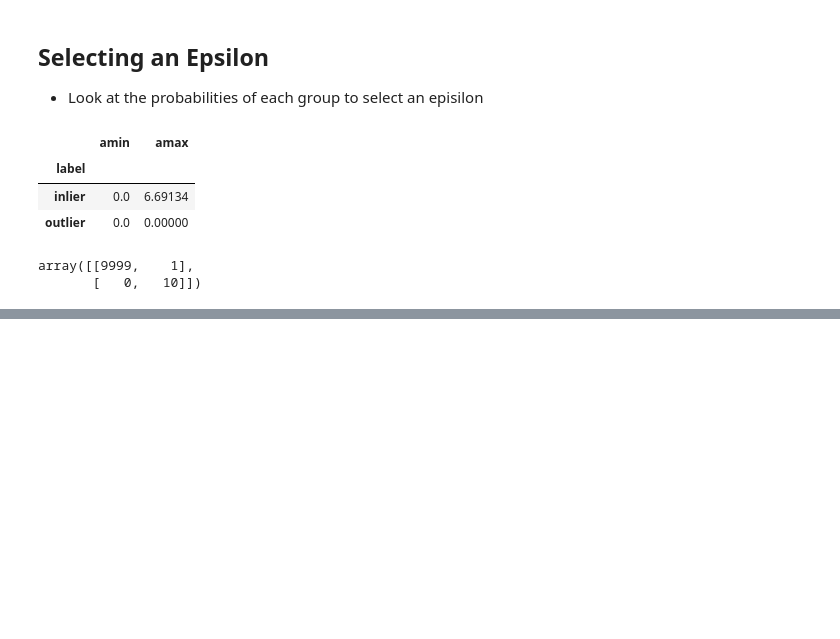
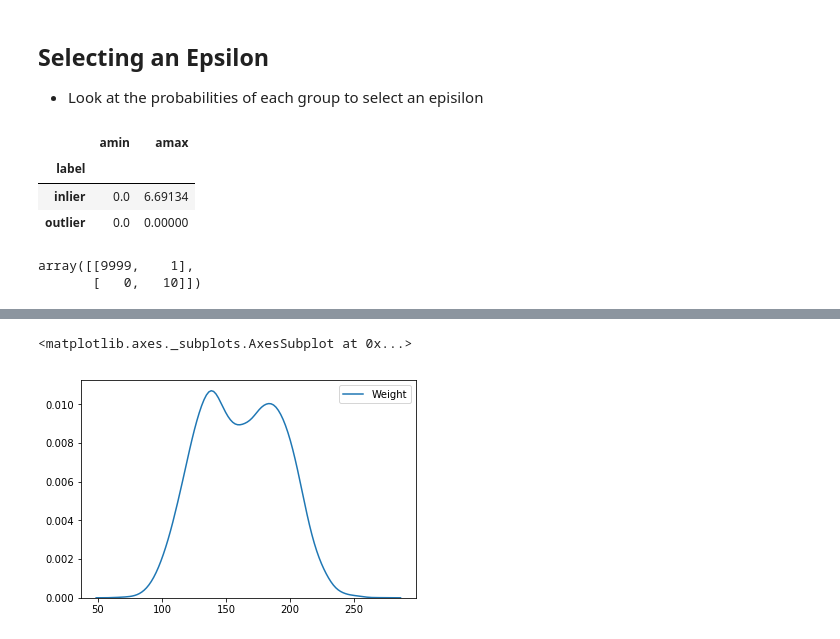
Before and after one commit to hackoregon/civicu-machine-learning, a Jupyter notebook: lessons/10-Annomaly-Detection/Anomaly Detection - Simple Example.ipynb, the cells around one changed output, grey strips where cells are left out. Saved outputs shown, nothing was run; the diff lists cells and outputs as text; code cells hidden in the pictures; blank space fills up the shorter version.

```diff
--- a/lessons/10-Annomaly-Detection/Anomaly Detection - Simple Example.ipynb
+++ b/lessons/10-Annomaly-Detection/Anomaly Detection - Simple Example.ipynb
@@ -173,0 +185,5 @@ array([[9999,    1],
+# %%
+sns.kdeplot(df_hw.Weight)
+# %% [output]
+<matplotlib.axes._subplots.AxesSubplot at 0x...>
+[figure, added]
```
Also changed, not shown: parts of 6 cells of this notebook.
